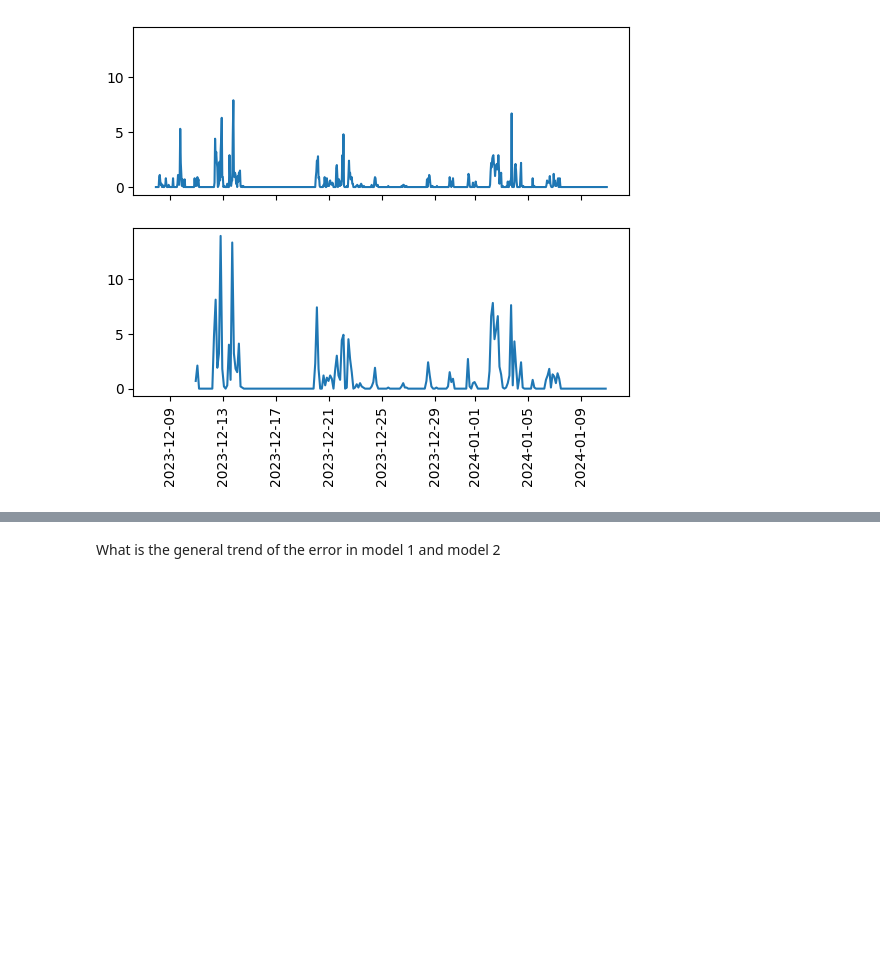
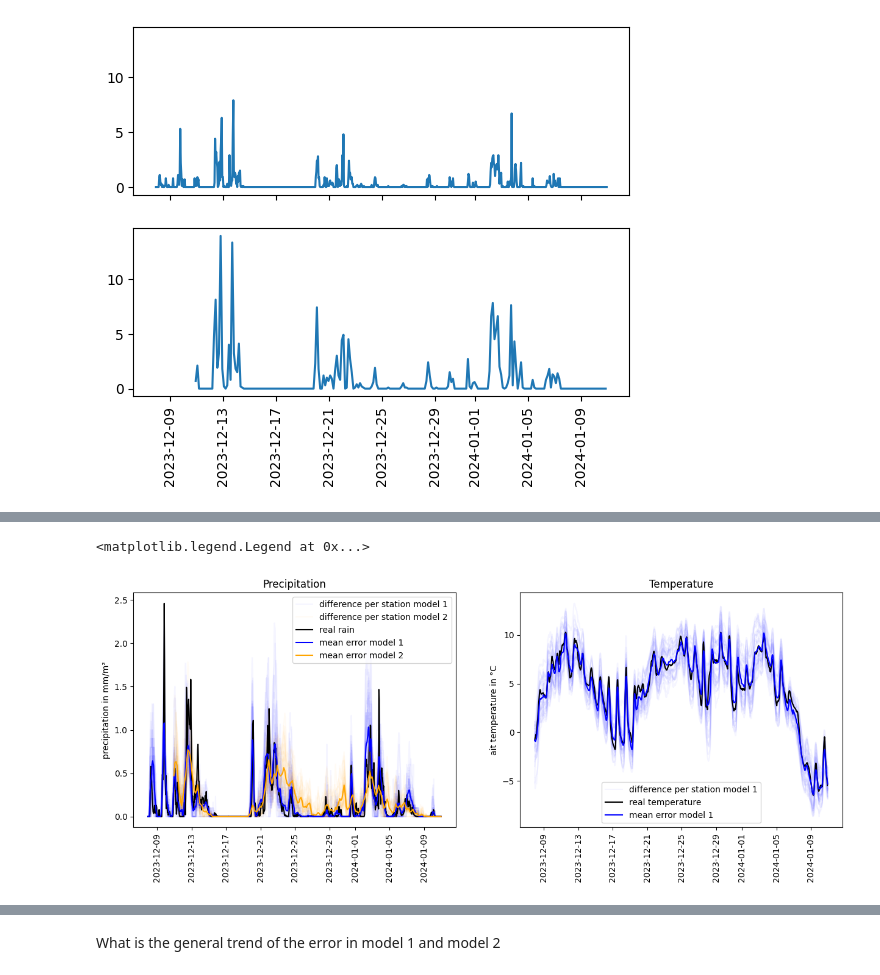
Before and after one commit to RobinU434/DataLiteracy, a Jupyter notebook: studies/13_01_24_RU_glimps_into_data.ipynb, the cells around one changed output, grey strips where cells are left out. Drawn from its saved outputs; the diff is of its cells as text; code cells hidden in the pictures; blank space fills up the shorter version.

```diff
--- a/studies/13_01_24_RU_glimps_into_data.ipynb
+++ b/studies/13_01_24_RU_glimps_into_data.ipynb
@@ -104,0 +113,75 @@ Text(0.5, 0.98, 'Difference: Precipitation Forecast and Historical Precipitation
+# %%
+fig, (ax1, ax2) = plt.subplots(ncols=2, sharex=True, figsize=DOUBLE_COL_FIG_SIZE)
+merge1 = dataset_model_1.get_merge()
+# merge1["precipitation_error"] = merge1["precipitation_error"].abs()
+merge2 = dataset_model_2.get_merge()
+# merge2["precipitation_error"] = merge2["precipitation_error"].abs()
+
+
+individual_groups = merge1.groupby(["station_id", "time"]).mean()
+for idx, station_id in enumerate(individual_groups.index.get_level_values("station_id").unique()):
+    sub_df = individual_groups.xs(station_id, level="station_id")
+    ax1.plot(sub_df.index, sub_df["precipitation_forecast"], c="blue", alpha=0.04, label="difference per station model 1" if not idx else "")
+
+    ax2.plot(sub_df.index, sub_df["air_temperature_forecast"], c="blue", alpha=0.04, label="difference per station model 1" if not idx else "")
+
+individual_groups = merge2.groupby(["station_id", "time"]).mean()
+for idx, station_id in enumerate(individual_groups.index.get_level_values("station_id").unique()):
+    sub_df = individual_groups.xs(station_id, level="station_id")
+    ax1.plot(sub_df.index, sub_df["precipitation_forecast"] / 3, c="orange", alpha=0.04, label="difference per station model 2" if not idx else "")
+
+
+
+time_group = merge1.groupby(["time"]).mean()
+ax1.plot(time_group.index, time_group["precipitation_real"], c="k", label="real rain")
+ax1.plot(time_group.index, time_group["precipitation_forecast"], c="b", label="mean error model 1")
+
+
+time_group = merge2.groupby(["time"]).mean()
+ax1.plot(time_group.index, time_group["precipitation_forecast"]/ 3, c="orange", label="mean error model 2")
+
+time_group = merge1.groupby(["time"]).mean()
+ax2.plot(time_group.index, time_group["air_temperature_real"], c="k", label="real temperature")
+ax2.plot(time_group.index, time_group["air_temperature_forecast"], c="b", label="mean error model 1")
+
+
+# ax1.plot(merge1.index, merge1["precipitation_real"], c="k", label="real_rain")
+#
+#
+# ax2.plot(merge2.index, merge2["precipitation_error"], c="b", label="mean error")
+# ax2.plot(merge2.index, merge2["precipitation_real"], c="k", label="real_rain")
+
+
+#
+# api_call_times = sorted(merge1["call_time"].unique())
+# num_api_calls = len(api_call_times)
+# for idx, call_time in enumerate(api_call_times):
+#     sub_df_forecast = merge1[merge1["call_time"] == call_time]
+#     t = sub_df_forecast["time"]
+#     error = sub_df_forecast["precipitation_error"]
+#     ax1.plot(t, error, c="b", alpha=0.3)
+#
+#
+#     sub_df_forecast = merge2[merge2["call_time"] == call_time]
+#     t = sub_df_forecast["time"]
+#     error = sub_df_forecast["precipitation_error"]
+#     ax2.plot(t, error, c="b", alpha=0.3)
+#
+# # plot real amount of rain
+# ax1.plot(merge1["time"], merge1["precipitation_real"], c="k", alpha=0.7, label="real rain")
+# ax2.plot(merge2["time"], merge2["precipitation_real"], c="k", alpha=0.7, label="real rain")
+#
+ax1.set_xticks(ax1.get_xticks(), ax1.get_xticklabels(), rotation=90)
+ax2.set_xticks(ax2.get_xticks(), ax2.get_xticklabels(), rotation=90)
+ax1.set_ylabel("precipitation in mm/m²")
+ax2.set_ylabel("ait temperature in °C")
+ax1.set_title("Precipitation")
+ax2.set_title("Temperature")
+ax1.legend()
+ax2.legend()
+# fig.suptitle("Difference: Precipitation Forecast and Historical Precipitation for station: " + str(STATION_ID))
+#
+# # compute correlation
+# %% [output]
+<matplotlib.legend.Legend at 0x...>
+[figure, added]
```
Also changed, not shown: parts of 20 cells of this notebook.
